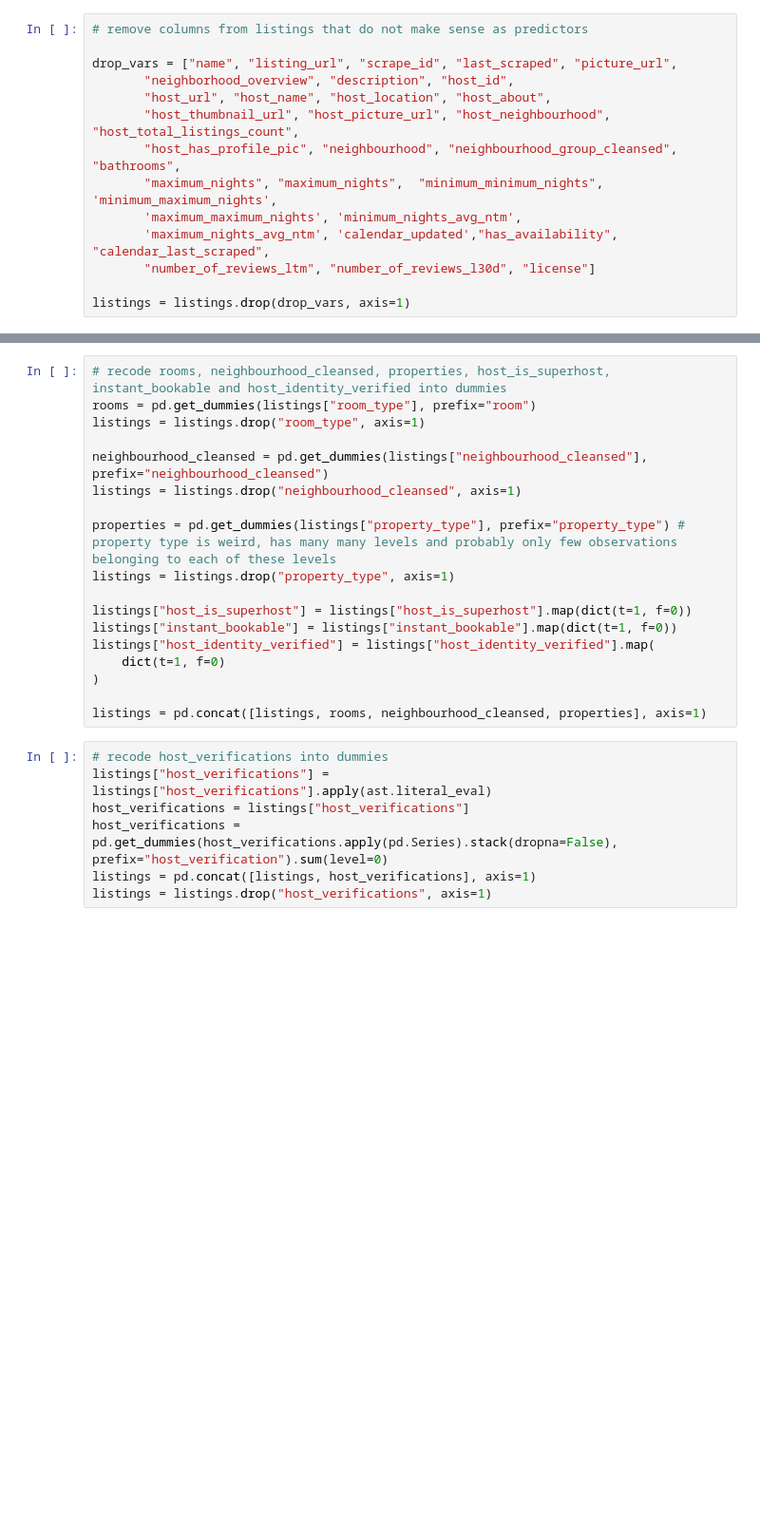
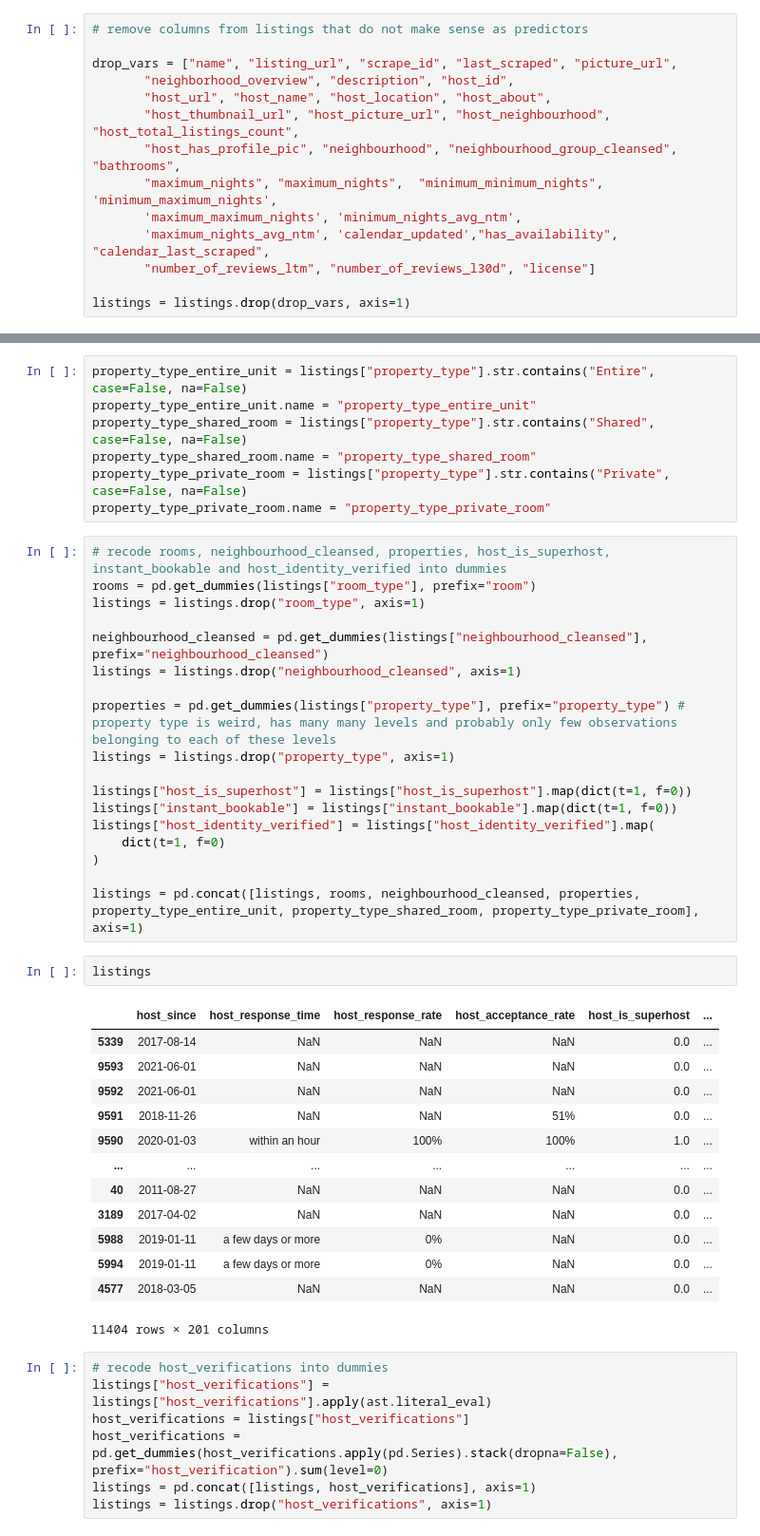
Before and after one commit to dernameistegal/airbnb_price, a Jupyter notebook: data_utils/data_preparation/listings_transformations.ipynb, the cells around one changed output, grey strips where cells are left out. Shown at 95% size. Drawn from its saved outputs; the diff is of its cells as text; blank space fills up the shorter version.

Commit message:
add property extra categories

```diff
--- a/data_utils/data_preparation/listings_transformations.ipynb
+++ b/data_utils/data_preparation/listings_transformations.ipynb
@@ -45,3 +56,10 @@ listings["log_price"] = np.log(listings["price"])
+# %%
+property_type_entire_unit = listings["property_type"].str.contains("Entire", case=False, na=False)
+property_type_entire_unit.name = "property_type_entire_unit"
+property_type_shared_room = listings["property_type"].str.contains("Shared", case=False, na=False)
+property_type_shared_room.name = "property_type_shared_room"
+property_type_private_room = listings["property_type"].str.contains("Private", case=False, na=False)
+property_type_private_room.name = "property_type_private_room"
 # %%
 # recode rooms, neighbourhood_cleansed, properties, host_is_superhost, instant_bookable and host_identity_verified into dummies
 rooms = pd.get_dummies(listings["room_type"], prefix="room")
@@ -59,7 +77,23 @@ listings["host_identity_verified"] = listings["host_identity_verified"].map(
     dict(t=1, f=0)
 )
 
-listings = pd.concat([listings, rooms, neighbourhood_cleansed, properties], axis=1)
+listings = pd.concat([listings, rooms, neighbourhood_cleansed, properties, property_type_entire_unit, property_type_shared_room, property_type_private_room], axis=1)
+# %%
+listings
+# %% [output]
+|  | host_since | host_response_time | host_response_rate | host_acceptance_rate | host_is_superhost | ... |
+| 5339 | 2017-08-14 | NaN | NaN | NaN | 0.0 | ... |
+| 9593 | 2021-06-01 | NaN | NaN | NaN | 0.0 | ... |
+| 9592 | 2021-06-01 | NaN | NaN | NaN | 0.0 | ... |
+| 9591 | 2018-11-26 | NaN | NaN | 51% | 0.0 | ... |
+| 9590 | 2020-01-03 | within an hour | 100% | 100% | 1.0 | ... |
+| ... | ... | ... | ... | ... | ... | ... |
+| 40 | 2011-08-27 | NaN | NaN | NaN | 0.0 | ... |
+| 3189 | 2017-04-02 | NaN | NaN | NaN | 0.0 | ... |
+| 5988 | 2019-01-11 | a few days or more | 0% | NaN | 0.0 | ... |
+| 5994 | 2019-01-11 | a few days or more | 0% | NaN | 0.0 | ... |
+| 4577 | 2018-03-05 | NaN | NaN | NaN | 0.0 | ... |
+11404 rows × 201 columns
 # %%
 # recode host_verifications into dummies
 listings["host_verifications"] = listings["host_verifications"].apply(ast.literal_eval)
```
Also changed, not shown: parts of 3 cells of this notebook.
